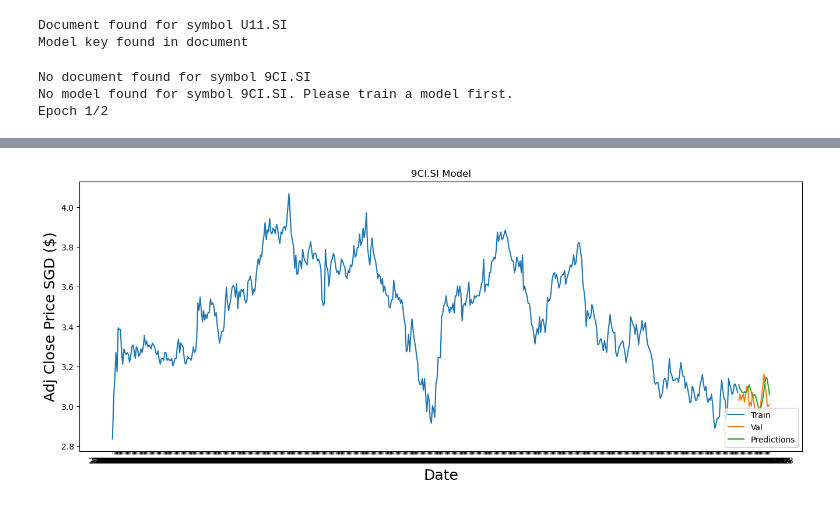
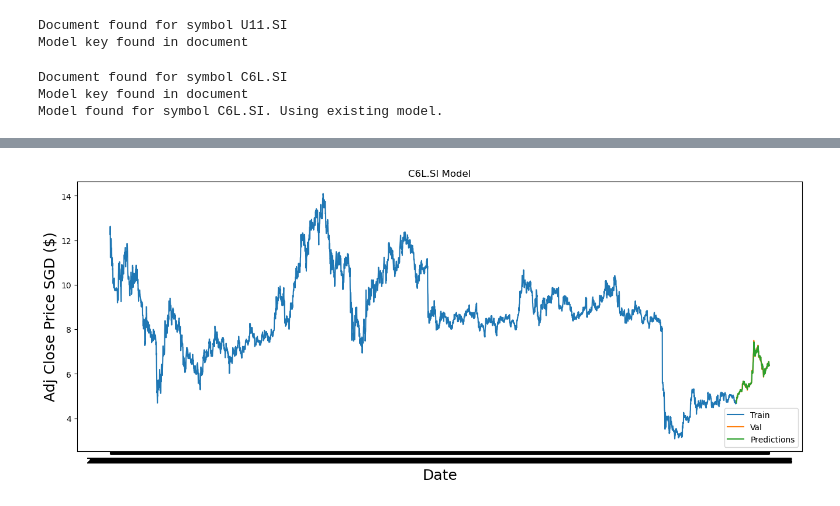
Before and after one commit to Darrel-Koh/Bulls-AI, a Jupyter notebook: mern/ML/modelTraining.ipynb, the cells around one changed output, grey strips where cells are left out. Drawn from its saved outputs; the diff is of its cells as text; code cells hidden in the pictures.

```diff
--- a/mern/ML/modelTraining.ipynb
+++ b/mern/ML/modelTraining.ipynb
@@ -379,7 +379,7 @@ Document found for symbol U11.SI
 Model key found in document
 # %%
 def main():
-    symbol = "9CI.SI"
+    symbol = "C6L.SI"
     # model_path = f"models/{symbol}_model.h5"
 
     # Use the new download_data function
@@ -413,6 +413,6 @@ def main():
 if __name__ == "__main__":
     main()
 # %% [output]
-No document found for symbol 9CI.SI
-No model found for symbol 9CI.SI. Please train a model first.
-Epoch 1/2
+Document found for symbol C6L.SI
+Model key found in document
+Model found for symbol C6L.SI. Using existing model.
@@ -431 +423 @@ Epoch 2/2
-[figure, old version]
+[figure, new version]
```
Also changed, not shown: parts of 1 cell of this notebook.
